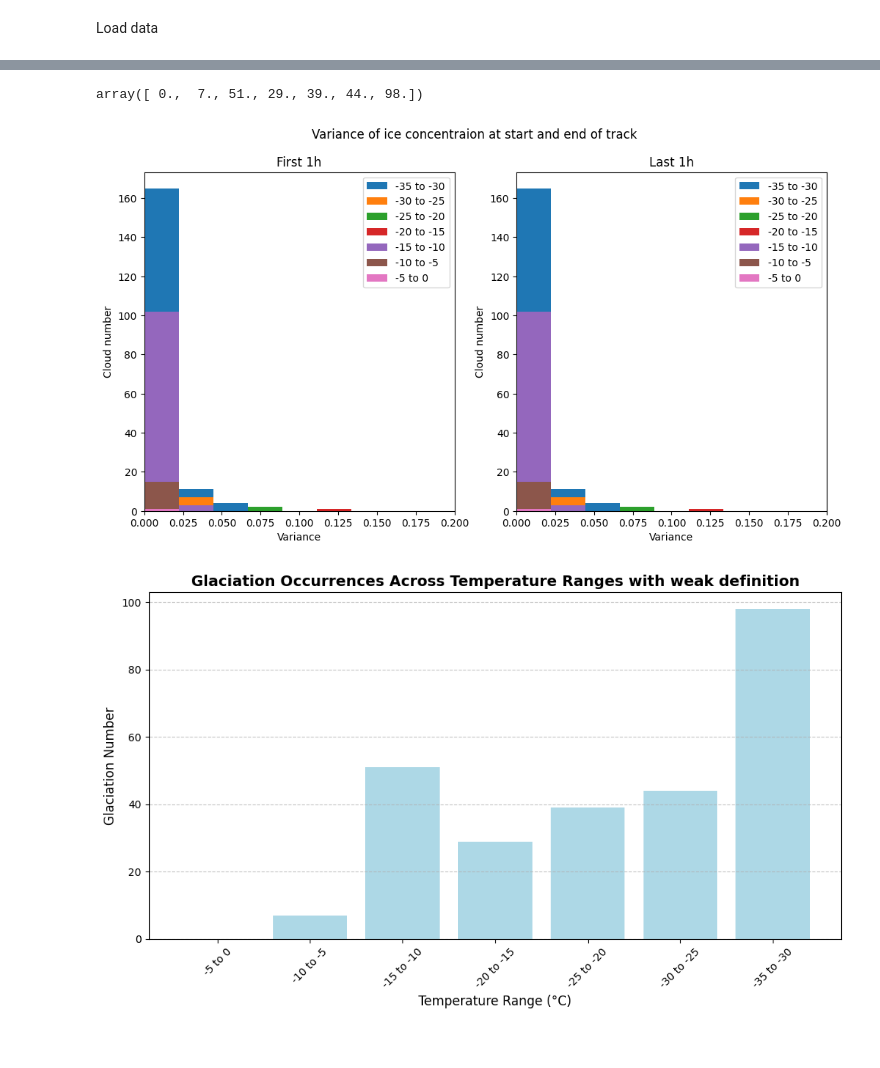
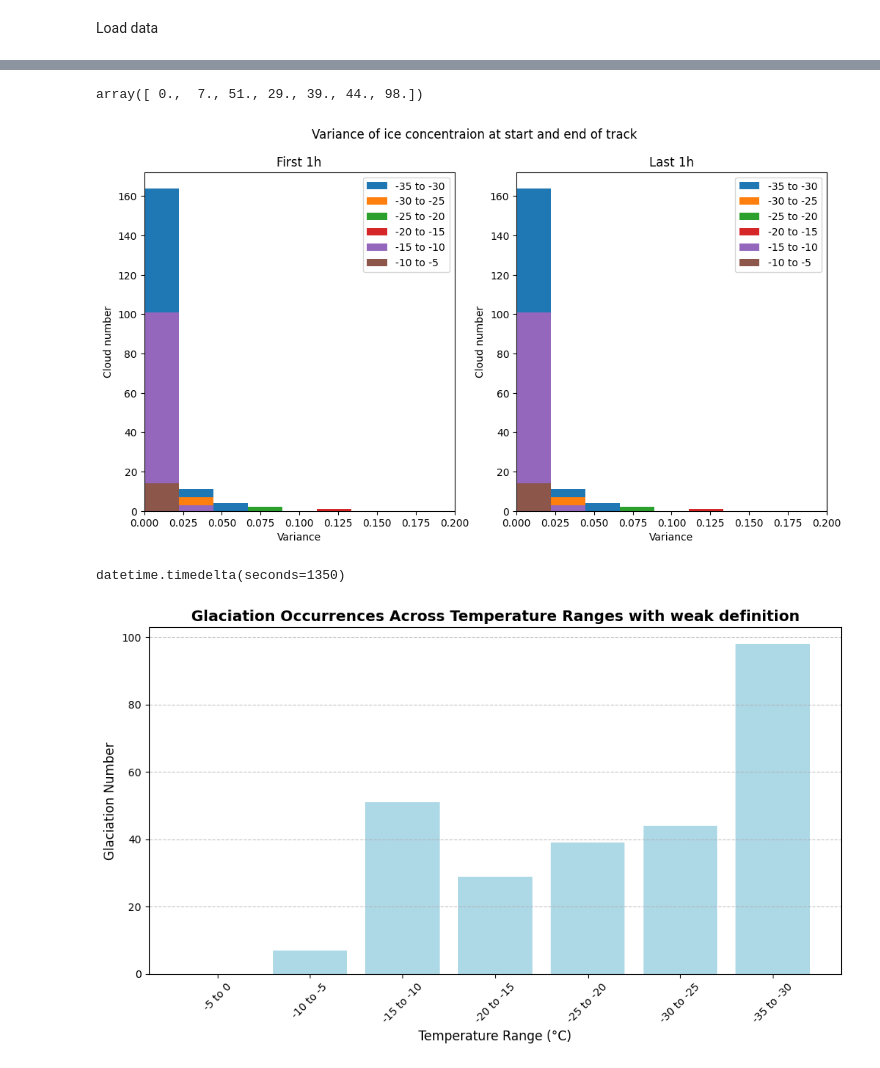
Before and after one commit to DragomirNikolov/Glaciation_time_estimatior, a Jupyter notebook: Prototyping_files/Aggregation_draph_maker.ipynb, the cells around one changed output, grey strips where cells are left out. Drawn from its saved outputs; the diff is of its cells as text; code cells hidden in the pictures.

```diff
--- a/Prototyping_files/Aggregation_draph_maker.ipynb
+++ b/Prototyping_files/Aggregation_draph_maker.ipynb
@@ -8,6 +8,7 @@ from Helper_fun import generate_temp_range
 t_deltas = np.array([5])
 agg_fact_list=np.array([1,2,3,5,10])
 min_temp_array, max_temp_array = generate_temp_range(t_deltas)
+ice_cont_crit_frac=0.05
 # %% [markdown]
 Convert from csv to parquet if needed
 # %%
@@ -43,5 +44,7 @@ pd.read_parquet(fp+".parquet")
 # %%
 def Extract_array_from_df(series:pd.Series):
+    if series.empty:
+        return None
     return np.stack(series.values)
 # %%
 cloud_properties_df_list=[]
@@ -83,38 +86,43 @@ for i in range(len(min_temp_array)):
 # %%
 from datetime import timedelta
 start_ice_content_list=[]
-higher_final_IF_counter_temp=np.empty(len(min_temp_array))
+higher_final_IF_counter_temp=np.zeros(len(min_temp_array))
 labels = [f"{min_temp_array[i]} to {max_temp_array[i]}" for i in range( len(min_temp_array))]
 # Create a figure and two subplots side-by-side
 fig, (ax1, ax2) = plt.subplots(1, 2, figsize=(12, 6))
 for i in range(len(min_temp_array)-1,-1,-1):
     agg_fact=agg_fact_list[j]
     min_temp=min_temp_array[i]
     max_temp=max_temp_array[i]
     df=cloud_properties_df_list[i][np.where(agg_fact_list==3)[0][0]]
     # print(df["track_length"]>)
-    start_ice_content = Extract_array_from_df(df["start_ice_fraction"][(df["max_ice_fraction"]>0.05) & (df["track_length"]>timedelta(minutes=60))])
-    end_ice_content = Extract_array_from_df(df["end_ice_fraction"][(df["max_ice_fraction"]>0.05) & (df["track_length"]>timedelta(minutes=60))])
-    higher_final_IF_counter_temp[i]=(start_ice_content.mean(axis=1)<end_ice_content.mean(axis=1)).sum()
-    bins=np.linspace(0,0.2,10)
-    ax1.hist(np.var(start_ice_content,axis=1),bins=bins,label=labels[i])
-    ax2.hist(np.var(start_ice_content,axis=1),bins=bins,label=labels[i])
+    start_ice_content = Extract_array_from_df(df["start_ice_fraction"][(df["max_ice_fraction"]>ice_cont_crit_frac) & (df["track_length"]>timedelta(minutes=60))])
+    if start_ice_content is not None:
+        end_ice_content = Extract_array_from_df(df["end_ice_fraction"][(df["max_ice_fraction"]>ice_cont_crit_frac) & (df["track_length"]>timedelta(minutes=60))])
+        higher_final_IF_counter_temp[i]=(start_ice_content.mean(axis=1)<end_ice_content.mean(axis=1)).sum()
+        bins=np.linspace(0,0.2,10)
+        ax1.hist(np.var(start_ice_content,axis=1),bins=bins,label=labels[i])
+        ax2.hist(np.var(start_ice_content,axis=1),bins=bins,label=labels[i])
 ax1.set_xlim(0,0.2)
 ax2.set_xlim(0,0.2)
 ax1.set_title("First 1h")
 ax2.set_title("Last 1h")
 ax1.set_xlabel("Variance")
 ax2.set_xlabel("Variance")
 ax1.set_ylabel("Cloud number")
 ax2.set_ylabel("Cloud number")
 fig.suptitle("Variance of ice concentraion at start and end of track")
 ax1.legend()
 ax2.legend()
 plt.savefig('/cluster/work/climate/dnikolo/n2o/Glaciation_time_estimatior/Result_graphs/ice_content_variance_hist.png', dpi=400)
 higher_final_IF_counter_temp
 # %% [output]
 array([ 0.,  7., 51., 29., 39., 44., 98.])
-[figure, old version]
+[figure, new version]
+# %%
+timedelta(minutes=45)/2
+# %% [output]
+datetime.timedelta(seconds=1350)
 # %%
 # Create labels for the x-axis (temperature ranges)
 labels = [f"{min_temp_array[i]} to {max_temp_array[i]}" for i in range( len(min_temp_array))]
```
Also changed, not shown: parts of 13 cells of this notebook, 15 other files.
